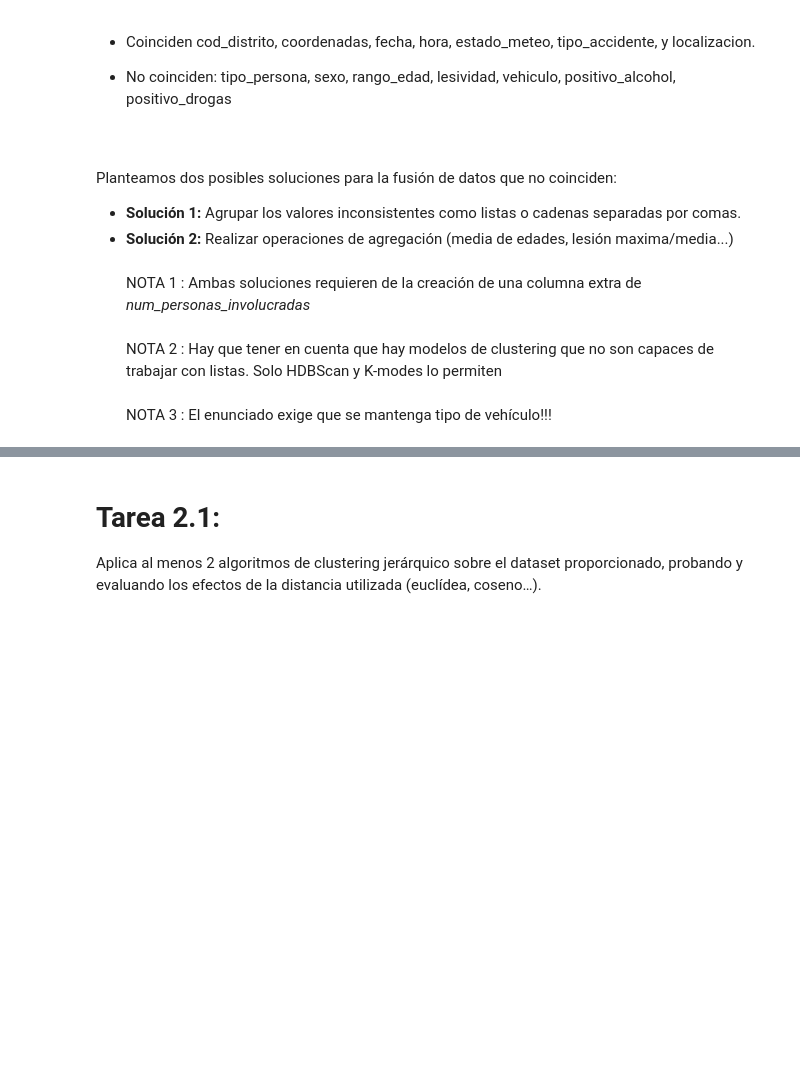
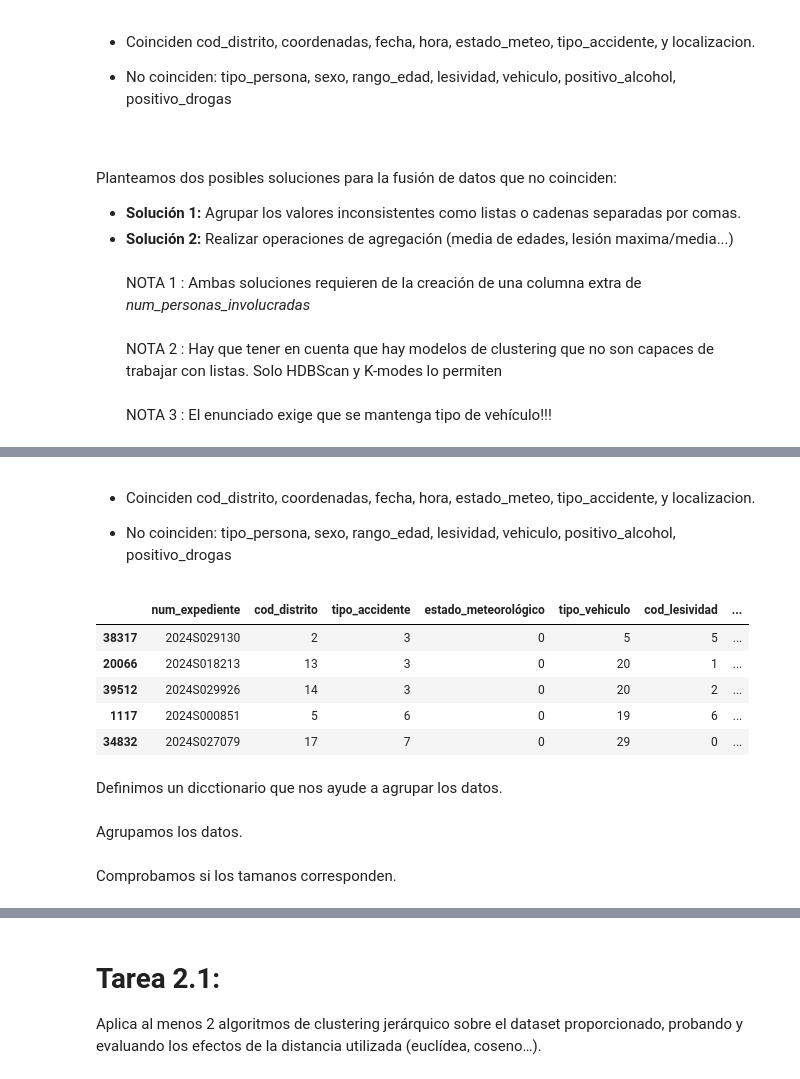
Before and after one commit to kliniik/Practica_AAI_2, a Jupyter notebook: 1_jerarquico.ipynb, the cells around one changed output, grey strips where cells are left out. Saved outputs shown, nothing was run; the diff lists cells and outputs as text; code cells hidden in the pictures; blank space fills up the shorter version.

```diff
--- a/1_jerarquico.ipynb
+++ b/1_jerarquico.ipynb
@@ -875,0 +1048,17 @@ print(result)
+# %% [markdown]
+- Coinciden cod_distrito, coordenadas, fecha, hora, estado_meteo, tipo_accidente, y localizacion.
+
+- No coinciden: tipo_persona, sexo, rango_edad, lesividad, vehiculo, positivo_alcohol, positivo_drogas
+# %%
+#display all the columns
+pd.set_option('display.max_columns', None)
+df.sample(5)
+# %% [output]
+|  | num_expediente | cod_distrito | tipo_accidente | estado_meteorológico | tipo_vehiculo | cod_lesividad | ... |
+| 38317 | 2024S029130 | 2 | 3 | 0 | 5 | 5 | ... |
+| 20066 | 2024S018213 | 13 | 3 | 0 | 20 | 1 | ... |
+| 39512 | 2024S029926 | 14 | 3 | 0 | 20 | 2 | ... |
+| 1117 | 2024S000851 | 5 | 6 | 0 | 19 | 6 | ... |
+| 34832 | 2024S027079 | 17 | 7 | 0 | 29 | 0 | ... |
+# %% [markdown]
+Definimos un dicctionario que nos ayude a agrupar los datos.
@@ -875,0 +1098,2 @@ print(result)
+# %% [markdown]
+Agrupamos los datos.
@@ -875,0 +1102,2 @@ print(result)
+# %% [markdown]
+Comprobamos si los tamanos corresponden.
```
Also changed, not shown: parts of 55 cells of this notebook.
